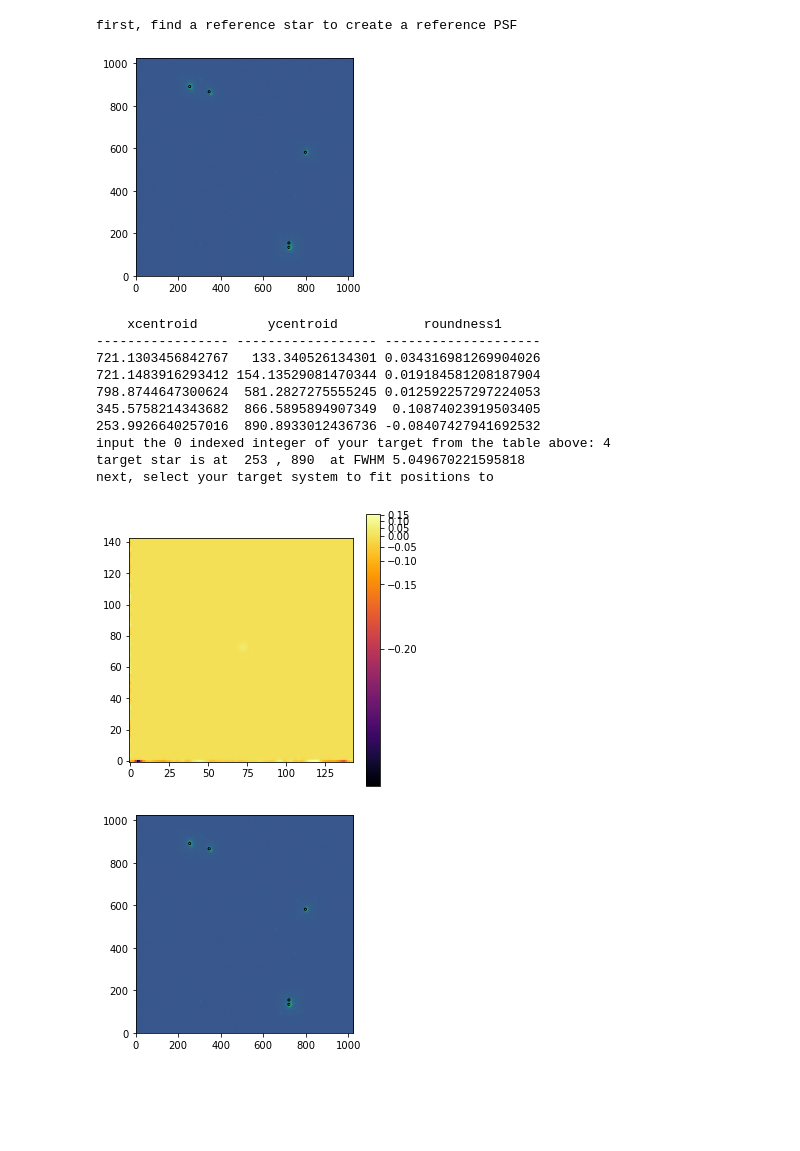
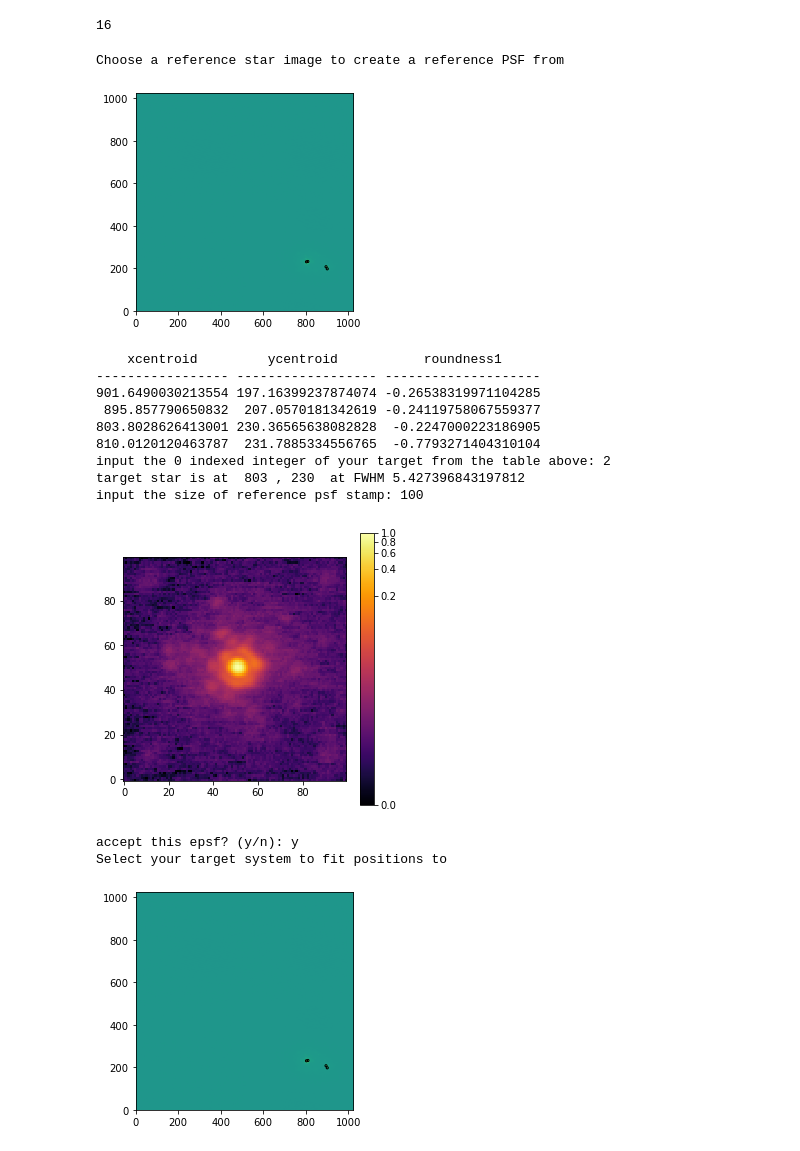
Before and after one commit to wbalmer/diskShapers, a Jupyter notebook: astroCalib/NIRC2_Trapezium.ipynb, the cells around one changed output. Drawn from its saved outputs; the diff is of its cells as text; code cells hidden in the pictures; blank space fills up the shorter version.

```diff
--- a/astroCalib/NIRC2_Trapezium.ipynb
+++ b/astroCalib/NIRC2_Trapezium.ipynb
@@ -14,3 +15,7 @@ from calibFuncs import sortData, starLocate, calcBinDist
 # %%
 datadir = 'C:\\Users\\willi\\Dropbox (Amherst College)\\Research\\Follette-Lab\\Thesis-Data\William\\trapezium_data\\nirc2-trapezium'
 NIRC2_datasets = sortData(datadir, instrument='NIRC2', filesufx='*.fit*')
+# %%
+len(NIRC2_datasets)
+# %% [output]
+16
@@ -27,18 +36,18 @@ wides = wide1+wide2+wide3
 # %%
-phot_results = starLocate(wide2[0], 100, 5, 5, stampsize=150, roundness=0.3)
-print(phot_results)
+phot_results = starLocate(NIRC2_datasets[0][1], 100, 4, 5, stampsize=250, roundness=0.3, iterations=1, crit_sep=10, setfwhm=False)
 # %% [output]
-first, find a reference star to create a reference PSF
+Choose a reference star image to create a reference PSF from
-[figure, old version]
+[figure, new version]
     xcentroid         ycentroid           roundness1
 ----------------- ------------------ --------------------
-721.1303456842767   133.340526134301 0.034316981269904026
-721.1483916293412 154.13529081470344 0.019184581208187904
-798.8744647300624  581.2827275555245 0.012592257297224053
-345.5758214343682  866.5895894907349  0.10874023919503405
-253.9926640257016  890.8933012436736 -0.08407427941692532
-input the 0 indexed integer of your target from the table above: 4
-target star is at  253 , 890  at FWHM 5.049670221595818
-next, select your target system to fit positions to
+901.6490030213554 197.16399237874074 -0.26538319971104285
+ 895.857790650832  207.0570181342619 -0.24119758067559377
+803.8028626413001 230.36565638082828  -0.2247000223186905
+810.0120120463787  231.7885334556765  -0.7793271404310104
+input the 0 indexed integer of your target from the table above: 2
+target star is at  803 , 230  at FWHM 5.427396843197812
+input the size of reference psf stamp: 100
-[figure, old version]
+[figure, new version]
+accept this epsf? (y/n): y
+Select your target system to fit positions to
-[figure, old version]
+[figure, new version]
```
Also changed, not shown: parts of 6 cells of this notebook, 3 other files.
